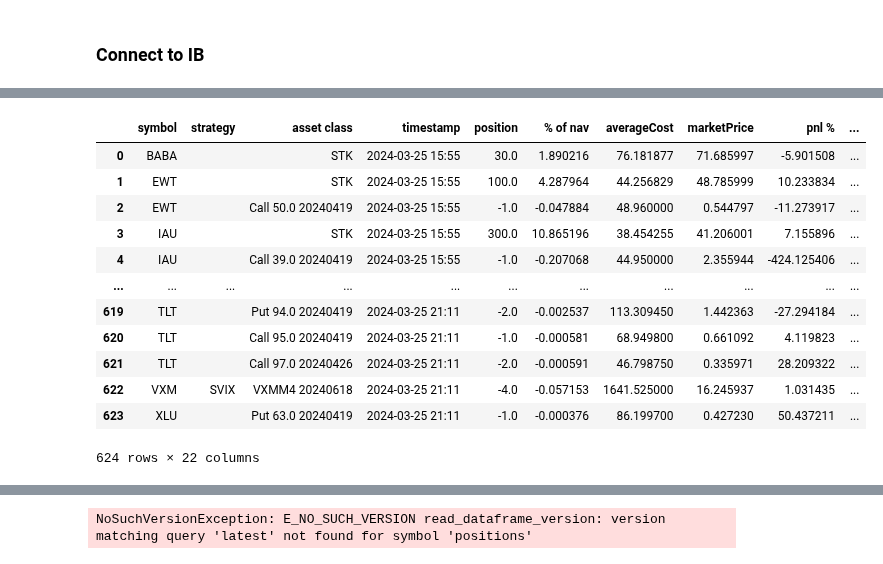
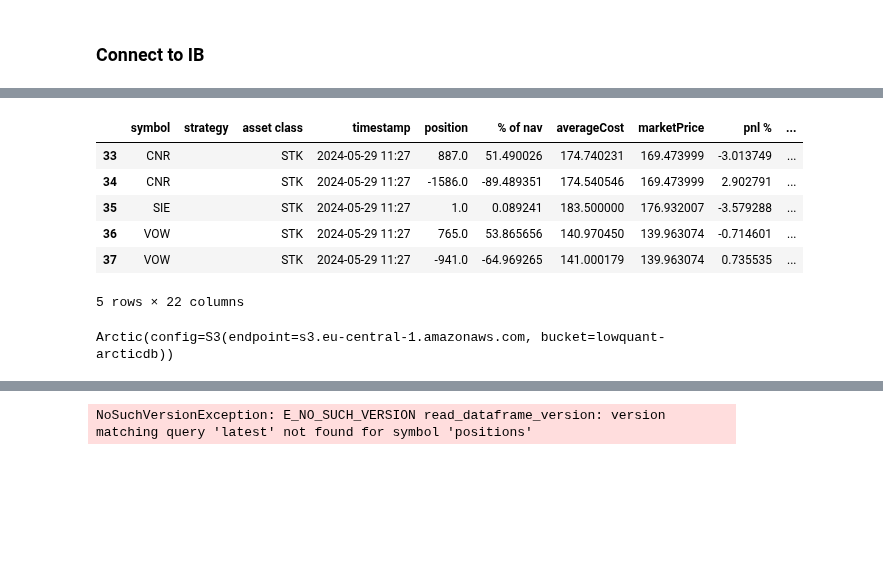
Before and after one commit to lowQuant/IB-Multi-Strategy-ATS, a Jupyter notebook: data_and_research/portfoliomanager_test.ipynb, the cells around one changed output, grey strips where cells are left out. Drawn from its saved outputs; the diff is of its cells as text; code cells hidden in the pictures; blank space fills up the shorter version.

```diff
--- a/data_and_research/portfoliomanager_test.ipynb
+++ b/data_and_research/portfoliomanager_test.ipynb
@@ -35,5 +33,4 @@ ib = connect_to_IB(clientid=4)
 ac = initialize_db('db')
 # %%
-ac = initialize_db('db')
 ac.list_libraries()
 # %% [output]
@@ -71,16 +154,14 @@ Error 1102, reqId -1: Verbindung zwischen %SHORT:COMPNAME% und Trader Workstatio
 # %%
-ac.get_library('portfolio').read('positions').data
+ac.get_library('portfolio').read('test').data.tail()
 # %% [output]
 |  | symbol | strategy | asset class | timestamp | position | % of nav | averageCost | marketPrice | pnl % | ... |
-| 0 | BABA |  | STK | 2024-03-25 15:55 | 30.0 | 1.890216 | 76.181877 | 71.685997 | -5.901508 | ... |
-| 1 | EWT |  | STK | 2024-03-25 15:55 | 100.0 | 4.287964 | 44.256829 | 48.785999 | 10.233834 | ... |
-| 2 | EWT |  | Call 50.0 20240419 | 2024-03-25 15:55 | -1.0 | -0.047884 | 48.960000 | 0.544797 | -11.273917 | ... |
-| 3 | IAU |  | STK | 2024-03-25 15:55 | 300.0 | 10.865196 | 38.454255 | 41.206001 | 7.155896 | ... |
-| 4 | IAU |  | Call 39.0 20240419 | 2024-03-25 15:55 | -1.0 | -0.207068 | 44.950000 | 2.355944 | -424.125406 | ... |
-| ... | ... | ... | ... | ... | ... | ... | ... | ... | ... | ... |
-| 619 | TLT |  | Put 94.0 20240419 | 2024-03-25 21:11 | -2.0 | -0.002537 | 113.309450 | 1.442363 | -27.294184 | ... |
-| 620 | TLT |  | Call 95.0 20240419 | 2024-03-25 21:11 | -1.0 | -0.000581 | 68.949800 | 0.661092 | 4.119823 | ... |
-| 621 | TLT |  | Call 97.0 20240426 | 2024-03-25 21:11 | -2.0 | -0.000591 | 46.798750 | 0.335971 | 28.209322 | ... |
-| 622 | VXM | SVIX | VXMM4 20240618 | 2024-03-25 21:11 | -4.0 | -0.057153 | 1641.525000 | 16.245937 | 1.031435 | ... |
-| 623 | XLU |  | Put 63.0 20240419 | 2024-03-25 21:11 | -1.0 | -0.000376 | 86.199700 | 0.427230 | 50.437211 | ... |
+| 33 | CNR |  | STK | 2024-05-29 11:27 | 887.0 | 51.490026 | 174.740231 | 169.473999 | -3.013749 | ... |
+| 34 | CNR |  | STK | 2024-05-29 11:27 | -1586.0 | -89.489351 | 174.540546 | 169.473999 | 2.902791 | ... |
+| 35 | SIE |  | STK | 2024-05-29 11:27 | 1.0 | 0.089241 | 183.500000 | 176.932007 | -3.579288 | ... |
+| 36 | VOW |  | STK | 2024-05-29 11:27 | 765.0 | 53.865656 | 140.970450 | 139.963074 | -0.714601 | ... |
+| 37 | VOW |  | STK | 2024-05-29 11:27 | -941.0 | -64.969265 | 141.000179 | 139.963074 | 0.735535 | ... |
-624 rows × 22 columns
+5 rows × 22 columns
+# %%
+ac
+# %% [output]
+Arctic(config=S3(endpoint=s3.eu-central-1.amazonaws.com, bucket=lowquant-arcticdb))
```
Also changed, not shown: parts of 16 cells of this notebook, 3 other files.
